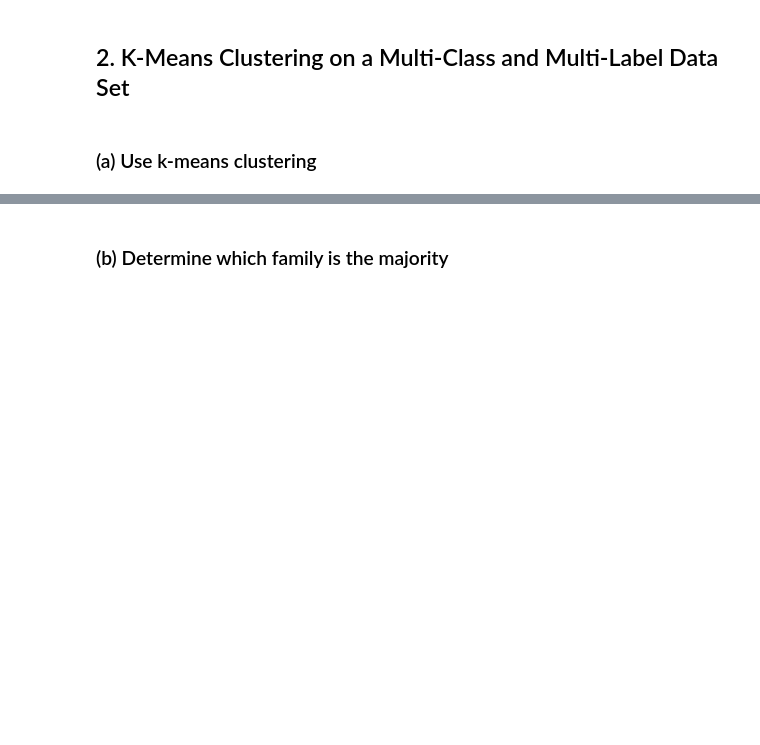
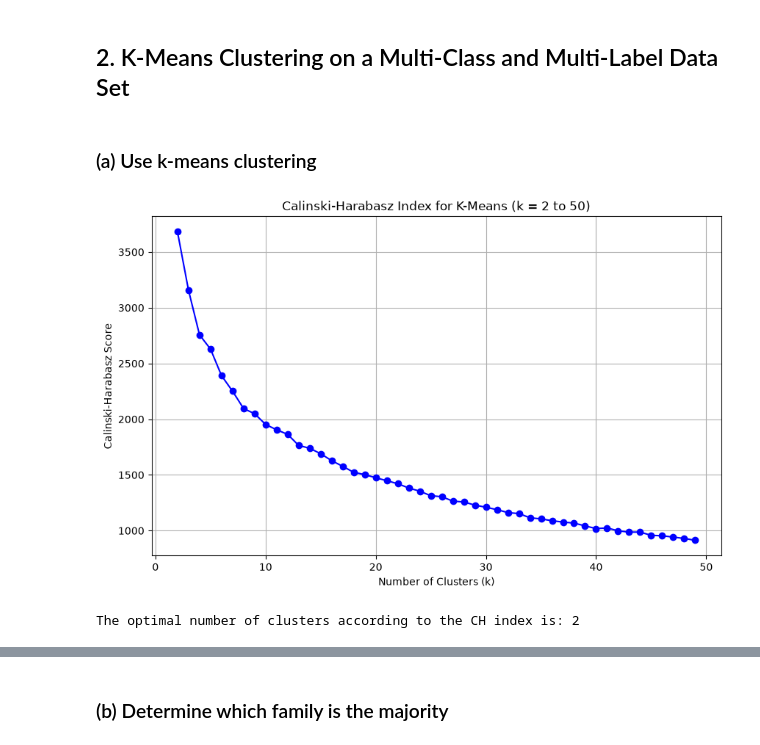
Before and after one commit to claudia-z712/HW_7, a Jupyter notebook: Zambrano_Claudia_HW7.ipynb, the cells around one changed output, grey strips where cells are left out. Drawn from its saved outputs; the diff is of its cells as text; code cells hidden in the pictures; blank space fills up the shorter version.

```diff
--- a/Zambrano_Claudia_HW7.ipynb
+++ b/Zambrano_Claudia_HW7.ipynb
@@ -57,3 +199,31 @@ Test set size: (2159, 26)
 ## 2. K-Means Clustering on a Multi-Class and Multi-Label Data Set
 # %% [markdown]
 ### (a) Use k-means clustering
+# %%
+# Extract the 22 MFCCs features from the entire dataset
+X_all = df[features]
+
+k_values = list(range(2, 50))
+ch_scores = []
+
+for k in k_values:
+    kmeans = KMeans(n_clusters=k, random_state=7, n_init=10)
+    labels = kmeans.fit_predict(X_all)
+    score = calinski_harabasz_score(X_all, labels)
+    ch_scores.append(score)
+
+# Plot the Calinski-Harabasz scores
+plt.figure(figsize=(10, 6))
+plt.plot(k_values, ch_scores, marker='o', linestyle='-', color='b')
+plt.title('Calinski-Harabasz Index for K-Means (k = 2 to 50)')
+plt.xlabel('Number of Clusters (k)')
+plt.ylabel('Calinski-Harabasz Score')
+plt.grid(True)
+plt.show()
+
+# Find the optimal k based on the maximum CH score
+best_k = k_values[np.argmax(ch_scores)]
+print(f"The optimal number of clusters according to the CH index is: {best_k}")
+# %% [output]
+[figure, added]
+The optimal number of clusters according to the CH index is: 2
```
Also changed, not shown: parts of 16 cells of this notebook, 1 other file.
